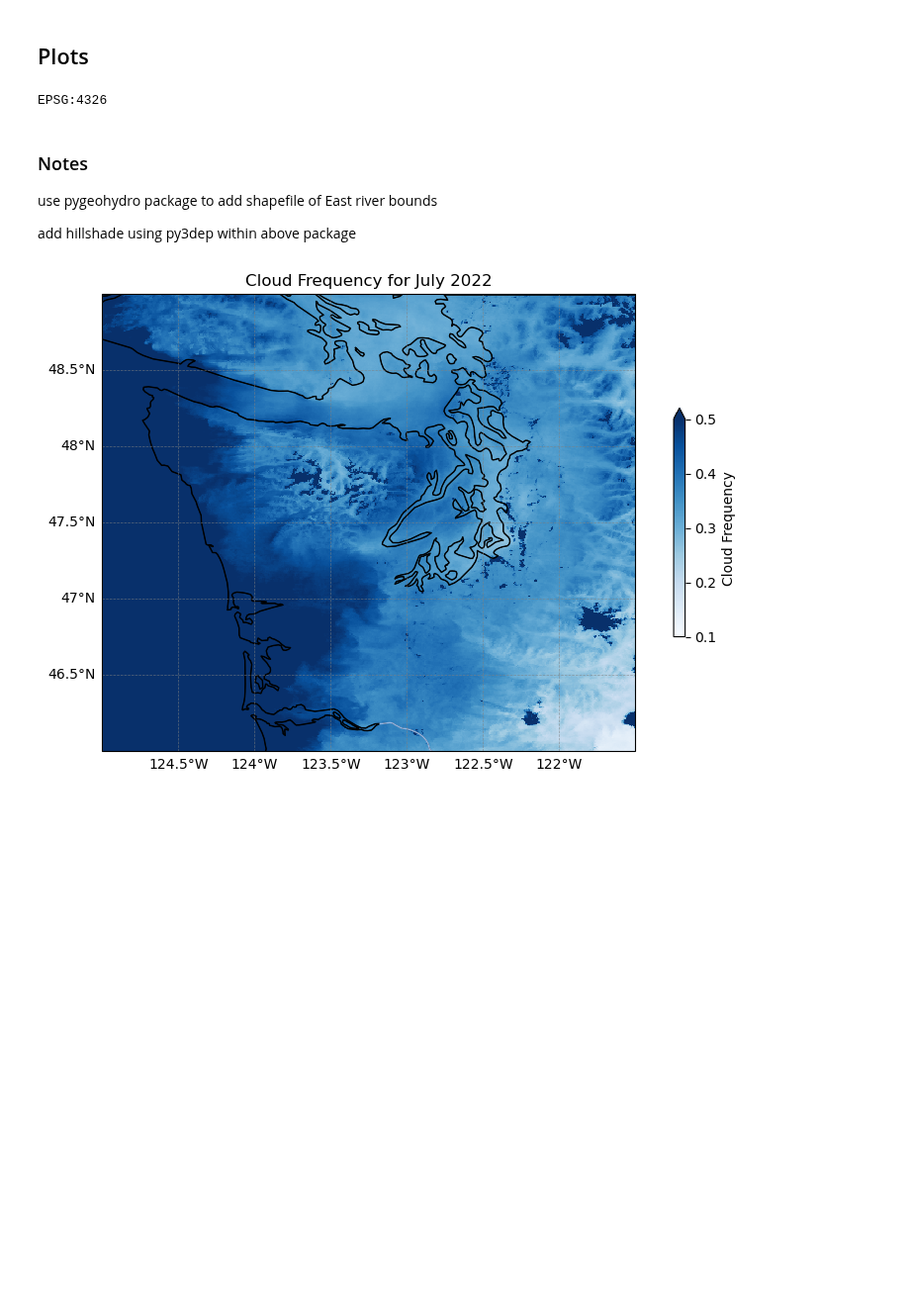
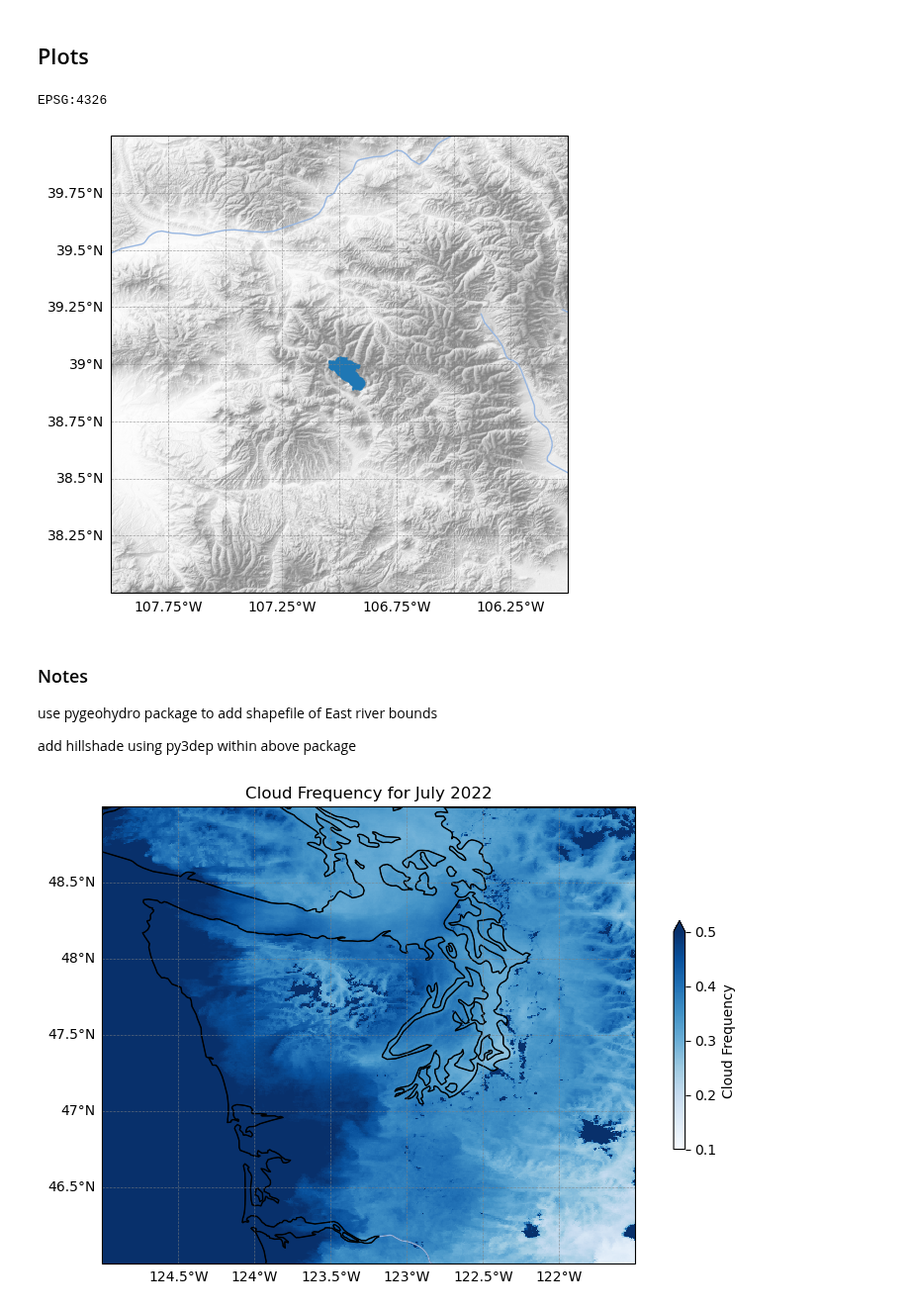
Before and after one commit to clinton-alden/goes_clouds, a Jupyter notebook: analysis/06b_cloud_frequency_colorado.ipynb, the cells around one changed output. Shown at 99% size. Saved outputs shown, nothing was run; the diff lists cells and outputs as text; code cells hidden in the pictures; blank space fills up the shorter version.

```diff
--- a/analysis/06b_cloud_frequency_colorado.ipynb
+++ b/analysis/06b_cloud_frequency_colorado.ipynb
@@ -199,38 +83,40 @@ east_river = gpd.read_file('/home/cdalden/goes_work/analysis/east_polygon.json',
 if east_river.crs is None or east_river.crs.to_string() != "EPSG:4326":
     east_river = east_river.to_crs(epsg=4326)
 # %%
-# # Create the plot with Cartopy projection
-# plt.figure(figsize=(10, 6))
-# ax = plt.axes(projection=ccrs.PlateCarree())
+# Create the plot with Cartopy projection
+plt.figure(figsize=(10, 6))
+ax = plt.axes(projection=ccrs.PlateCarree())
 
-# east_river.plot(ax=ax)
+east_river.plot(ax=ax)
 
-# # Generate terrain shading
-# ls = LightSource(azdeg=315, altdeg=45)  # Azimuth and altitude of the light source
-# shaded = ls.shade(elevation, cmap=cm.get_cmap("Greys"), vert_exag=1, blend_mode="overlay")
+# Generate terrain shading
+ls = LightSource(azdeg=315, altdeg=45)  # Azimuth and altitude of the light source
+shaded = ls.shade(elevation, cmap=cm.get_cmap("Greys"), vert_exag=1, blend_mode="overlay")
 
-# # Plot the shaded terrain
-# ax.imshow(
-#     shaded,
-#     extent=extent,  # Ensure extent matches the geographic bounds of the data
-#     transform=ccrs.PlateCarree(),
-#     origin="upper",
-#     alpha=0.5
-# )
+# Plot the shaded terrain
+ax.imshow(
+    shaded,
+    extent=extent,  # Ensure extent matches the geographic bounds of the data
+    transform=ccrs.PlateCarree(),
+    origin="upper",
+    alpha=0.5
+)
 
-# # Add state outlines and coastlines
-# ax.add_feature(cfeature.COASTLINE, linewidth=1, edgecolor='black')
-# ax.add_feature(cfeature.STATES, linewidth=0.5, edgecolor='black')
-# ax.add_feature(cfeature.LAKES, edgecolor="black")
-# ax.add_feature(cfeature.RIVERS)
-# # Add gridlines with latitude and longitude labels
-# gridlines = ax.gridlines(draw_labels=True, linewidth=0.5, color='gray', alpha=0.7, linestyle='--')
-# gridlines.top_labels = False  # Disable top labels
-# gridlines.right_labels = False  # Disable right labels
-# gridlines.xlabel_style = {'size': 10, 'color': 'black'}
-# gridlines.ylabel_style = {'size': 10, 'color': 'black'}
+# Add state outlines and coastlines
+ax.add_feature(cfeature.COASTLINE, linewidth=1, edgecolor='black')
+ax.add_feature(cfeature.STATES, linewidth=0.5, edgecolor='black')
+ax.add_feature(cfeature.LAKES, edgecolor="black")
+ax.add_feature(cfeature.RIVERS)
+# Add gridlines with latitude and longitude labels
+gridlines = ax.gridlines(draw_labels=True, linewidth=0.5, color='gray', alpha=0.7, linestyle='--')
+gridlines.top_labels = False  # Disable top labels
+gridlines.right_labels = False  # Disable right labels
+gridlines.xlabel_style = {'size': 10, 'color': 'black'}
+gridlines.ylabel_style = {'size': 10, 'color': 'black'}
 
-# ax.set_extent([-108, -106, 38, 40], crs=ccrs.PlateCarree())  # east riverish extent
+ax.set_extent([-108, -106, 38, 40], crs=ccrs.PlateCarree())  # east riverish extent
+# %% [output]
+[figure, added]
 # %% [markdown]
 ### Notes
 
```
Also changed, not shown: parts of 4 cells of this notebook, 2 other files.
